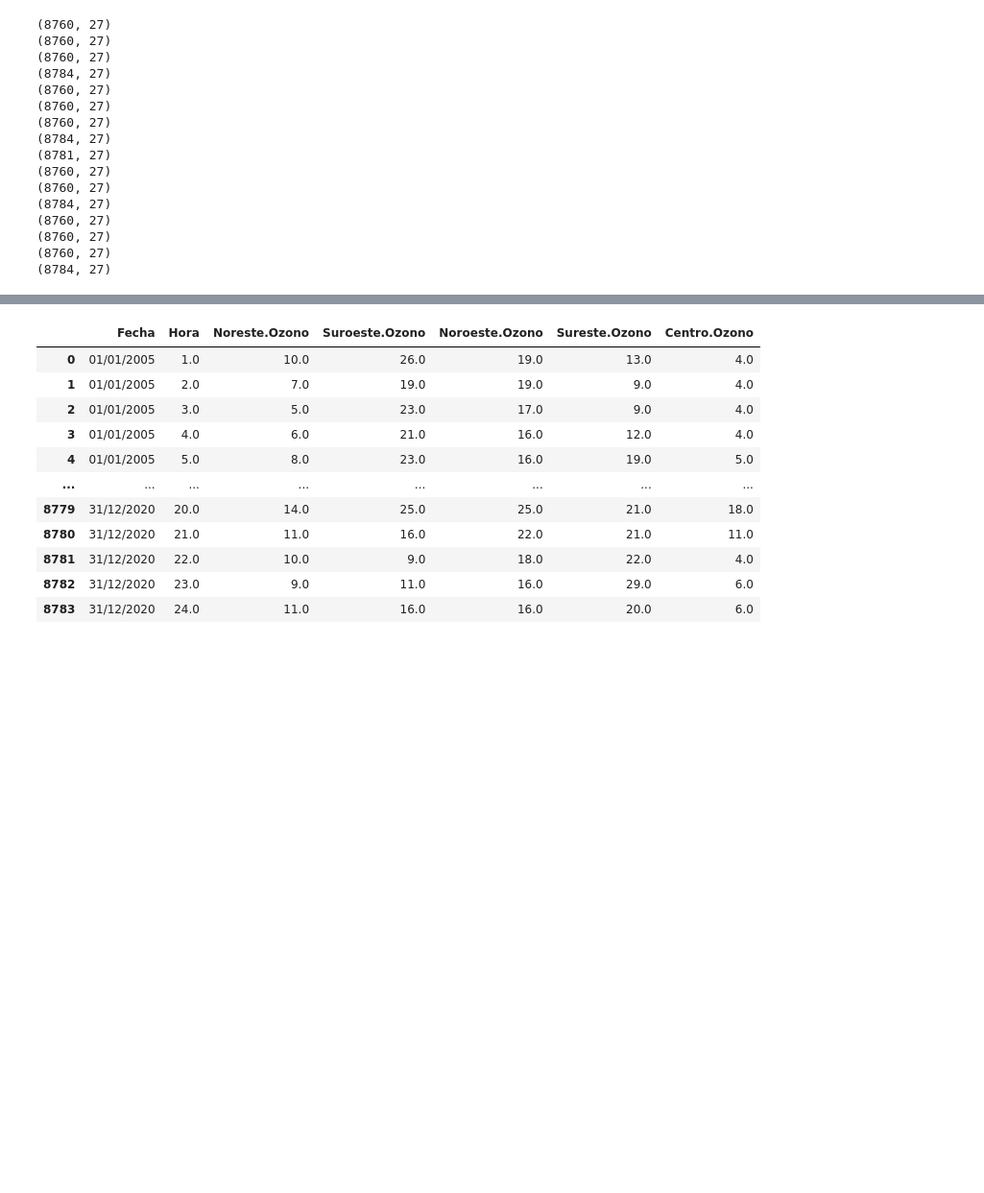
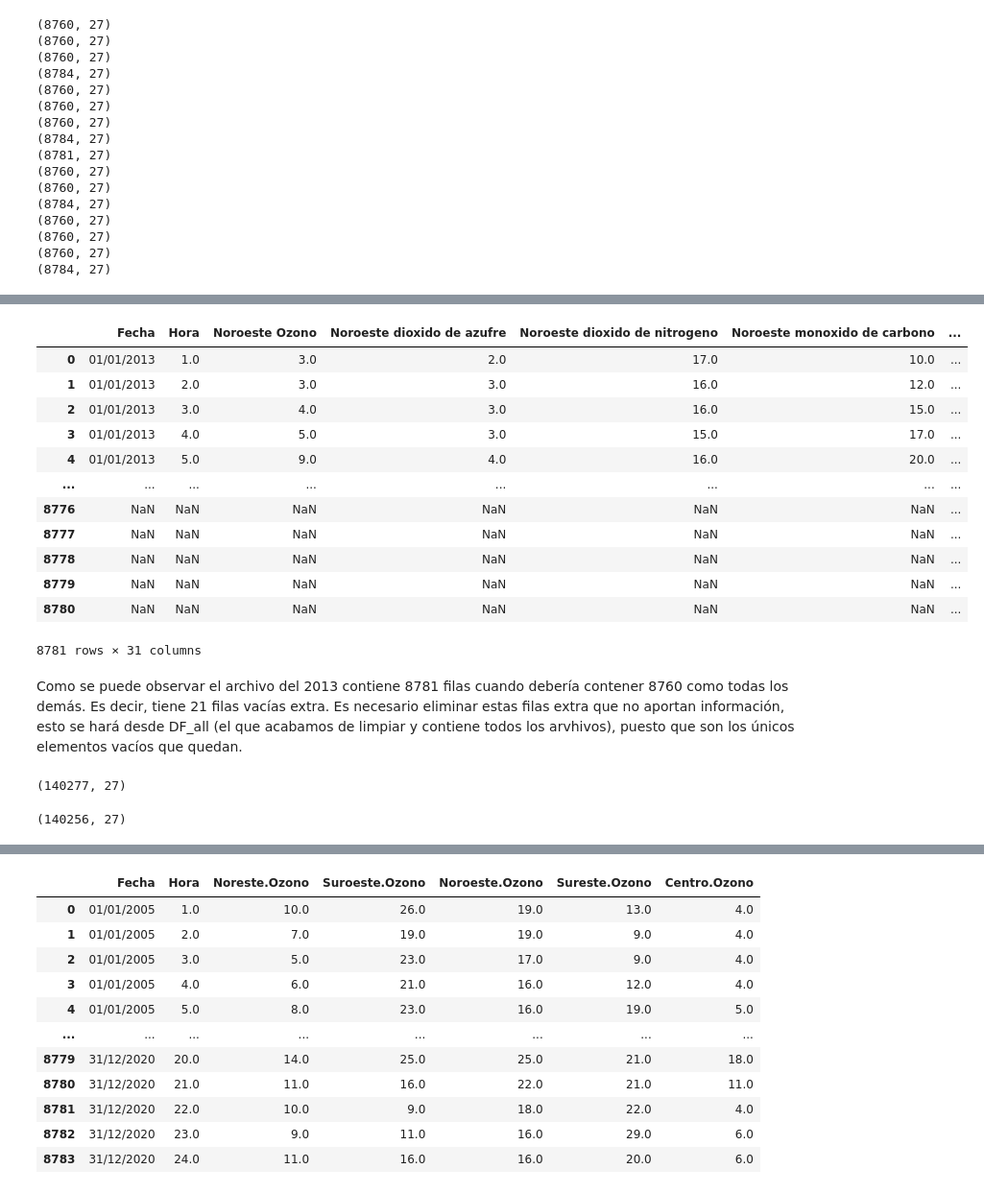
Before and after one commit to BettySanchez7/Analisis_Calidad_AireCDMX_Python, a Jupyter notebook: Procesamiento_Datos.ipynb, the cells around one changed output, grey strips where cells are left out. Shown at 96% size. Cells and saved outputs as stored; diff of their text form; code cells hidden in the pictures; blank space fills up the shorter version.

```diff
--- a/Procesamiento_Datos.ipynb
+++ b/Procesamiento_Datos.ipynb
@@ -207,0 +375,24 @@ dtype: int64
+# %%
+#Observando el archivo del 2013
+pd.read_csv("datos_IMECA/csv/imeca2013.csv")
+# %% [output]
+|  | Fecha | Hora | Noroeste Ozono | Noroeste dioxido de azufre | Noroeste dioxido de nitrogeno | Noroeste monoxido de carbono | ... |
+| 0 | 01/01/2013 | 1.0 | 3.0 | 2.0 | 17.0 | 10.0 | ... |
+| 1 | 01/01/2013 | 2.0 | 3.0 | 3.0 | 16.0 | 12.0 | ... |
+| 2 | 01/01/2013 | 3.0 | 4.0 | 3.0 | 16.0 | 15.0 | ... |
+| 3 | 01/01/2013 | 4.0 | 5.0 | 3.0 | 15.0 | 17.0 | ... |
+| 4 | 01/01/2013 | 5.0 | 9.0 | 4.0 | 16.0 | 20.0 | ... |
+| ... | ... | ... | ... | ... | ... | ... | ... |
+| 8776 | NaN | NaN | NaN | NaN | NaN | NaN | ... |
+| 8777 | NaN | NaN | NaN | NaN | NaN | NaN | ... |
+| 8778 | NaN | NaN | NaN | NaN | NaN | NaN | ... |
+| 8779 | NaN | NaN | NaN | NaN | NaN | NaN | ... |
+| 8780 | NaN | NaN | NaN | NaN | NaN | NaN | ... |
+8781 rows × 31 columns
+# %% [markdown]
+Como se puede observar el archivo del 2013 contiene 8781 filas cuando debería contener 8760 como todas los demás. Es decir, tiene 21 filas vacías extra. Es necesario eliminar estas filas extra que no aportan información, esto se hará desde DF_all (el que acabamos de limpiar y contiene todos los arvhivos), puesto que son los únicos elementos vacíos que quedan.
+# %%
+#Tamaño antes de limpiar
+DF_all.shape
+# %% [output]
+(140277, 27)
@@ -207,0 +402,5 @@ dtype: int64
+# %%
+#Tamaño después de limpiar
+DF_all.shape
+# %% [output]
+(140256, 27)
```
Also changed, not shown: parts of 35 cells of this notebook.
